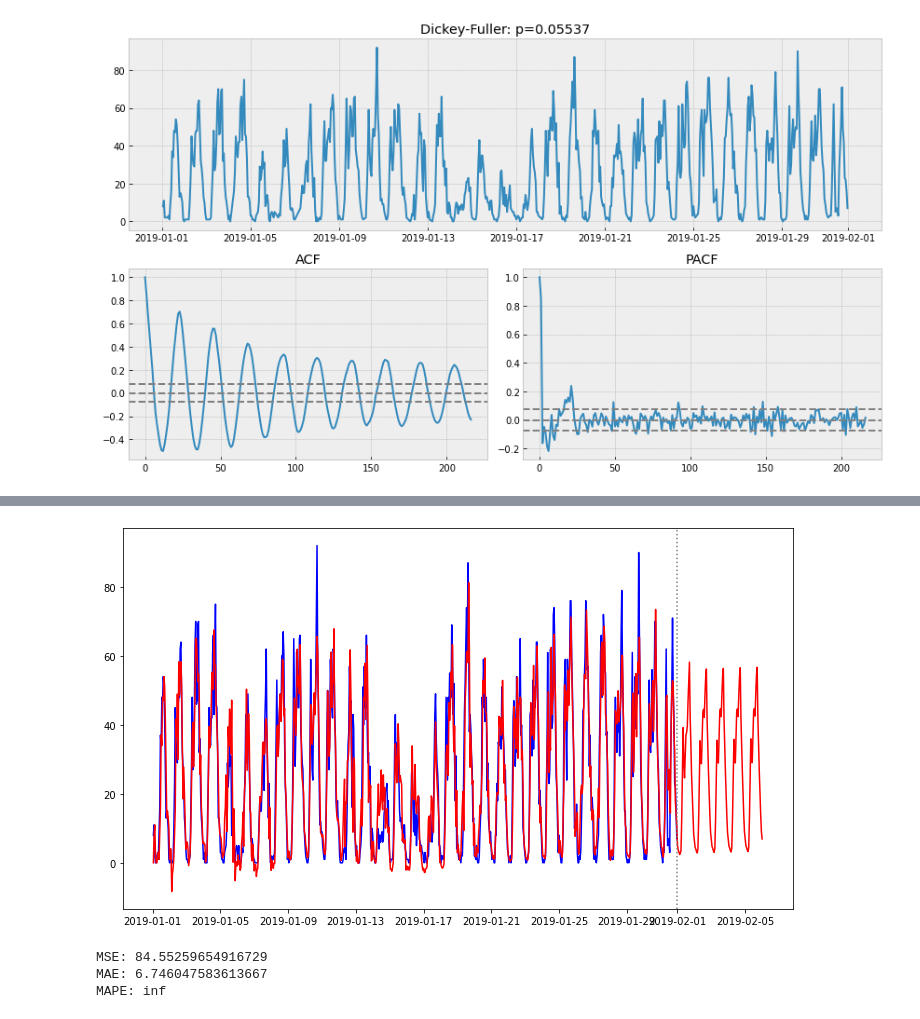
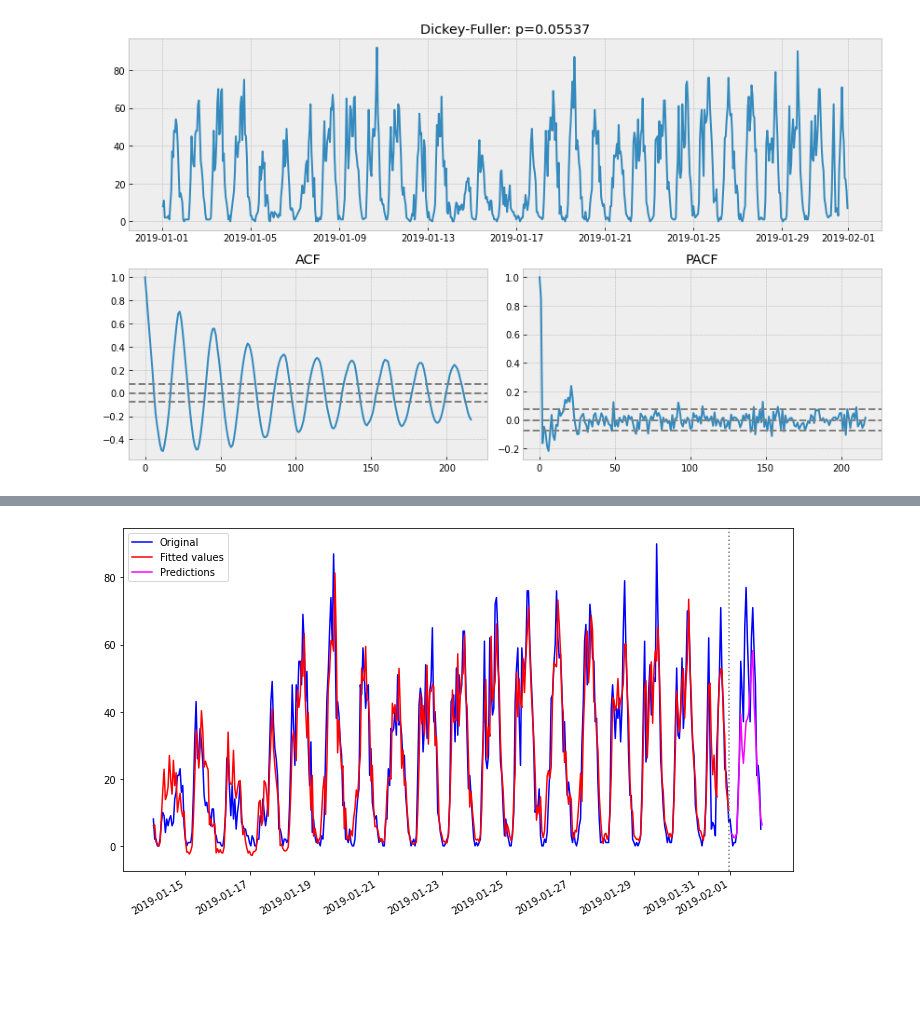
Before and after one commit to katekuian/aa_2021_magma, a Jupyter notebook: 04_predictive_analytics/01_time_series_analysis.ipynb, the cells around one changed output, grey strips where cells are left out. Drawn from its saved outputs; the diff is of its cells as text; code cells hidden in the pictures; blank space fills up the shorter version.

Commit message:
Test model on training data

```diff
--- a/04_predictive_analytics/01_time_series_analysis.ipynb
+++ b/04_predictive_analytics/01_time_series_analysis.ipynb
@@ -41,5 +43,3 @@ plt.grid(True)
 plt.show()
 # %% [output]
 [figure]
-# %%
-demand = demand_january
@@ -49,3 +46,8 @@ import statsmodels.tsa.api as smt
+# %%
+demand_train = demand_january
+# use next day as test set
+last_demand_january_index = demand_january.index.max()
+demand_test = demand[last_demand_january_index + timedelta(hours=1): last_demand_january_index + timedelta(hours=24)]
 # %%
 def tsplot(y, lags=None, figsize=(12, 7), style="bmh"):
     """
@@ -120,3 +117,5 @@ from statsmodels.tsa.arima.model import ARIMA
+# %%
+demand_train = demand_train.asfreq('H').fillna(0)
 # %%
 p = 1 # first value that crosses the upper bound in PACF
 d = 1 # number of differencings applied
@@ -127,5 +126,5 @@ D = 1 # number of seasonal differencing applied
 Q = 1 # number of significant lags in ACF at seasonal intervals
 s = 24 # season length
 
-model = ARIMA(demand, order=(p, d, q), seasonal_order=(P, D, Q, s))
+model = ARIMA(demand_train, order=(p, d, q), seasonal_order=(P, D, Q, s))
 results_ARMA = model.fit()
@@ -135,18 +131,27 @@ from sklearn.metrics import mean_squared_error, mean_absolute_error
 # %%
-n_predicted_hours = 24 * 5
-future_prediction = results_ARMA.predict(
-    start=len(demand),
-    end=len(demand) + n_predicted_hours,
+n_predicted_hours = 24 * 1
+predicted_values = results_ARMA.predict(
+    start=len(demand_train) + 1,
+    end=len(demand_train) + n_predicted_hours,
     dynamic=False,
 )
 
 fig = plt.figure(figsize=(12, 7))
 
-prediciton = pd.concat([results_ARMA.fittedvalues, future_prediction], axis=0)
-plt.plot(demand, label="Original", color="blue")
-plt.plot(prediciton, label="Predictions", color="red")
-plt.axvline(x=demand.index[-1], color="gray", linestyle="dotted")
+
+fitted_values = results_ARMA.fittedvalues
+demand = pd.concat([demand_train, demand_test], axis=0)
+plt.plot(demand[demand.index.isocalendar().week > 2], label="Original", color="blue")
+plt.plot(
+    fitted_values[fitted_values.index.isocalendar().week > 2],
+    label="Fitted values",
+    color="red",
+)
+plt.plot(predicted_values, label="Predictions", color="magenta")
+plt.legend()
+fig.autofmt_xdate()
+plt.axvline(x=demand_train.index[-1], color="gray", linestyle="dotted")
 
 plt.show()
 # %% [output]
-[figure, old version]
+[figure, new version]
@@ -156,13 +157,0 @@ def mean_absolute_percentage_error(y_true, y_pred):
-# %%
-
-mse = mean_squared_error(demand, results_ARMA.fittedvalues)
-mae = mean_absolute_error(demand, results_ARMA.fittedvalues)
-mape = mean_absolute_percentage_error(demand, results_ARMA.fittedvalues)
-
-print("MSE: {0}".format(mse))
-print("MAE: {0}".format(mae))
-print("MAPE: {0}".format(mape))
-# %% [output]
-MSE: 84.55259654916729
-MAE: 6.746047583613667
-MAPE: inf
```
Also changed, not shown: parts of 12 cells of this notebook.
